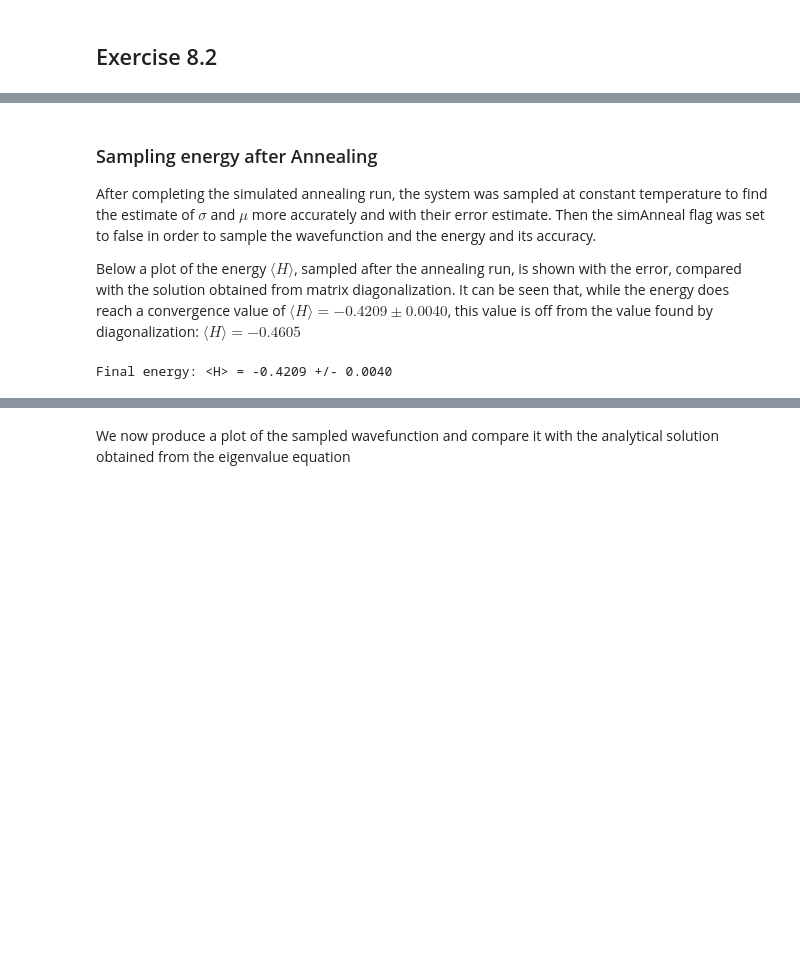
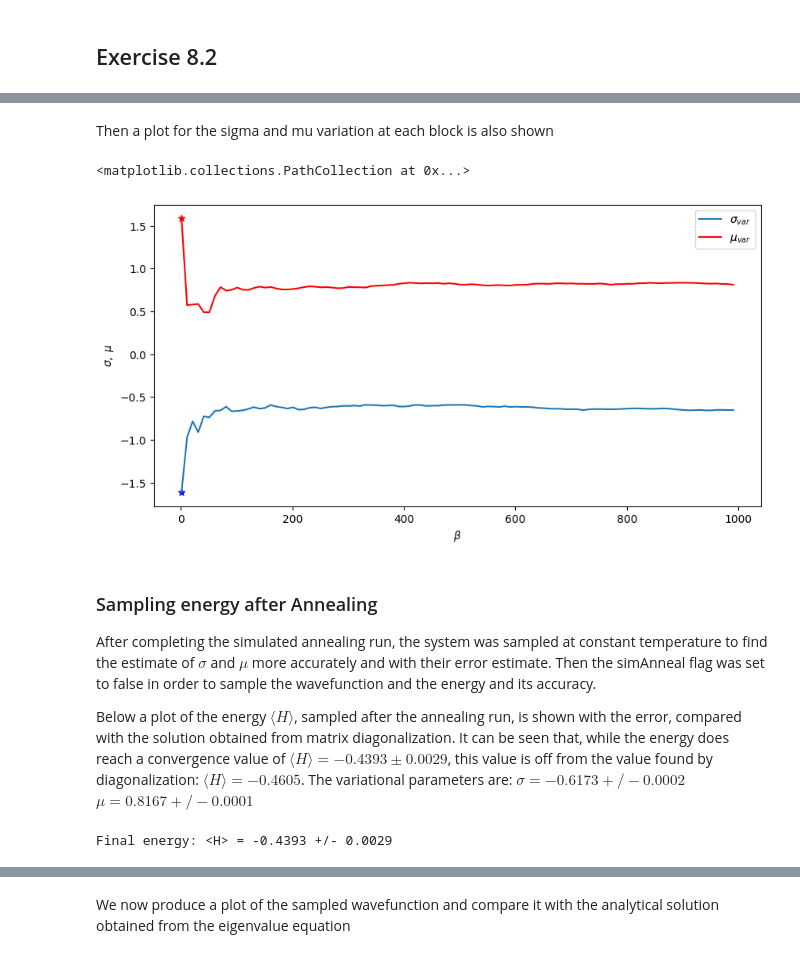
Before and after one commit to Giac97/Simulazione-Numerica, a Jupyter notebook: notebooks/Exercise 8/Exercise 08 - Analysis.ipynb, the cells around one changed output, grey strips where cells are left out. Cells and saved outputs as stored; diff of their text form; code cells hidden in the pictures; blank space fills up the shorter version.

```diff
--- a/notebooks/Exercise 8/Exercise 08 - Analysis.ipynb
+++ b/notebooks/Exercise 8/Exercise 08 - Analysis.ipynb
@@ -111,13 +140,29 @@ plt.axhline(-0.46046587969271546, color = "red", label = "Exact solution")
+# %% [markdown]
+Then a plot for the sigma and mu variation at each block is also shown
+# %%
+plt.figure(figsize = (10,5))
+plt.plot(beta, sigma, label = r"$\sigma_{var}$")
+plt.plot(beta, mu, label = r"$\mu_{var}$", c = "red")
+plt.legend()
+plt.ylabel(r"$\sigma, \; \mu$")
+plt.xlabel(r"$\beta$")
+plt.scatter(beta[0], mu[0], marker = "*", c = "red")
+plt.scatter(beta[0], sigma[0], marker = "*", c = "blue")
+# %% [output]
+<matplotlib.collections.PathCollection at 0x...>
+[figure, added]
 # %% [markdown]
 ### Sampling energy after Annealing
 After completing the simulated annealing run, the system was sampled at constant temperature to find the estimate of $\sigma$ and $\mu$ more accurately and with their error estimate. Then the simAnneal flag was set to false in order to sample the wavefunction and the energy and its accuracy.
 
-Below a plot of the energy $\langle H \rangle$, sampled after the annealing run, is shown with the error, compared with the solution obtained from matrix diagonalization. It can be seen that, while the energy does reach a convergence value of $\langle H \rangle = -0.4209 \pm 0.0040$, this value is off from the value found by diagonalization: $\langle H \rangle =-0.4605$
+Below a plot of the energy $\langle H \rangle$, sampled after the annealing run, is shown with the error, compared with the solution obtained from matrix diagonalization. It can be seen that, while the energy does reach a convergence value of $\langle H \rangle = -0.4393 \pm 0.0029$, this value is off from the value found by diagonalization: $\langle H \rangle =-0.4605$. The variational parameters are:
+$\sigma = -0.6173 +/- 0.0002$
+$\mu = 0.8167 +/- 0.0001$
 # %%
 block, Ef, Ef_avg, Ef_err = np.loadtxt("./annealout/energy.out", unpack = True)
-print("Final energy: <H> = {:.4f} +/- {:.4f}".format(Ef_avg[-1], Ef_err[-1]))
+print(r"Final energy: <H> = {:.4f} +/- {:.4f}".format(Ef_avg[-1], Ef_err[-1]))
 # %% [output]
-Final energy: <H> = -0.4209 +/- 0.0040
+Final energy: <H> = -0.4393 +/- 0.0029
 # %%
 plt.figure(figsize = (9,4))
 plt.plot(block, Ef_avg, color = "blue", label = "VMC solution")
```
Also changed, not shown: parts of 7 cells of this notebook, 4 other files.
